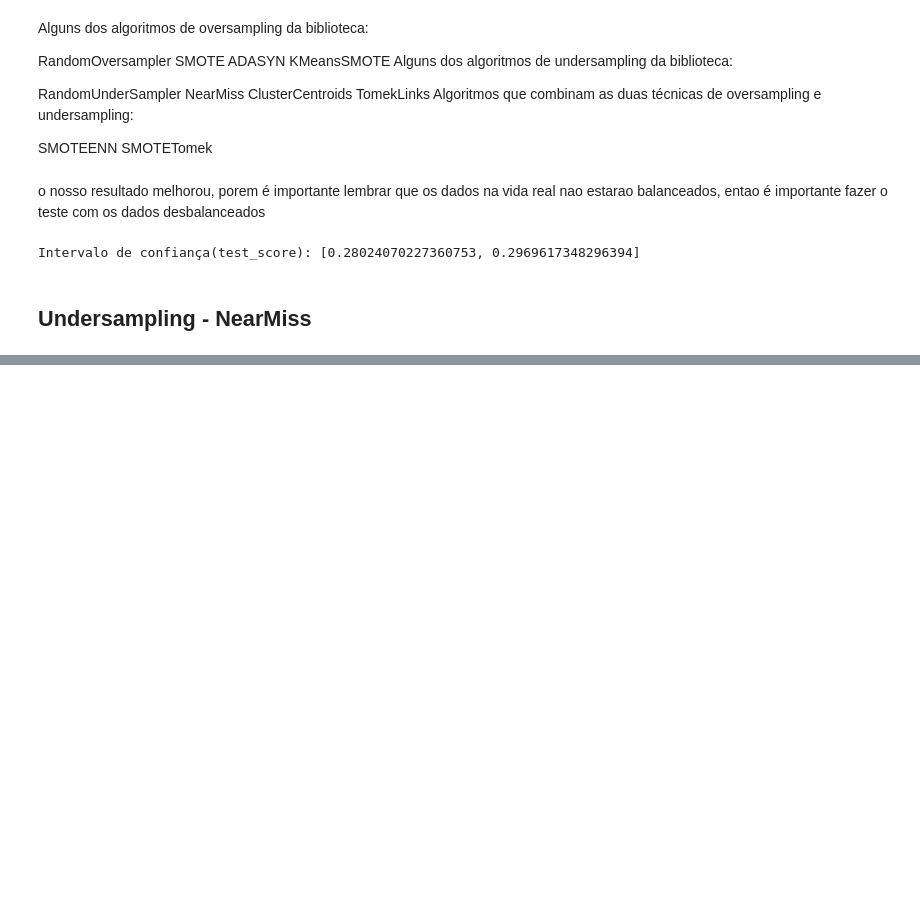
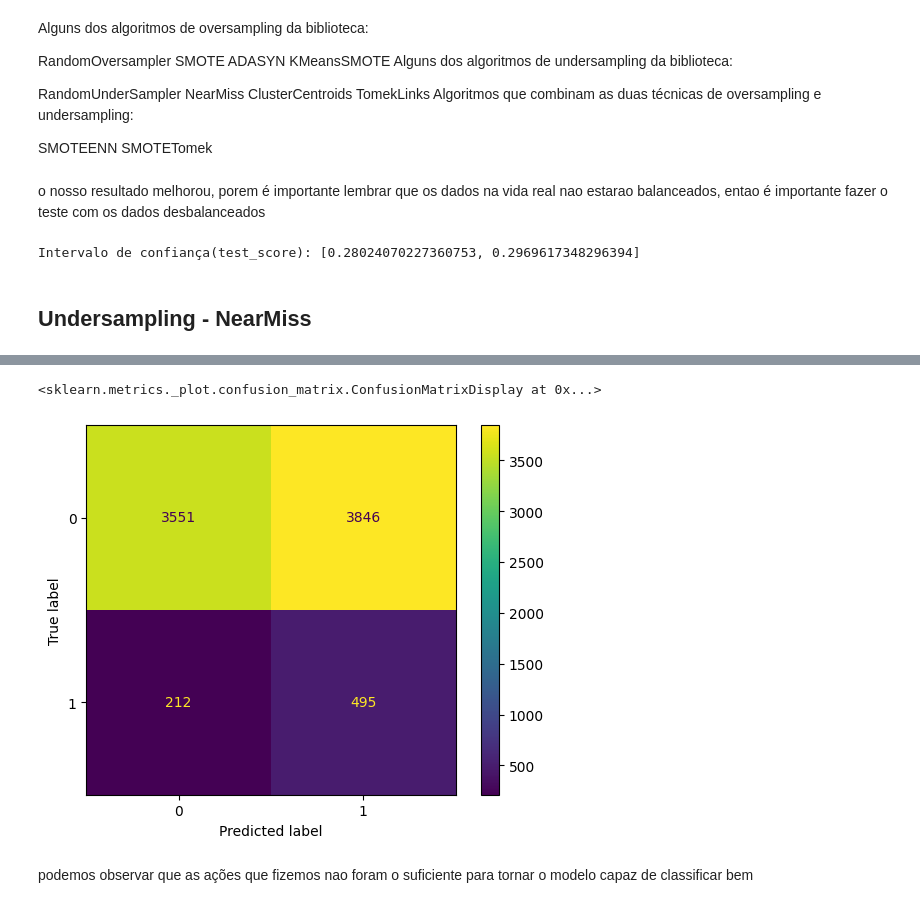
Before and after one commit to polyanasilva/classification_repo, a Jupyter notebook: notebooks/classificacao_inadimplencia.ipynb, the cells around one changed output, grey strips where cells are left out. Cells and saved outputs as stored; diff of their text form; code cells hidden in the pictures; blank space fills up the shorter version.

Commit message:
feat(model): add undersampling step and model testing

```diff
--- a/notebooks/classificacao_inadimplencia.ipynb
+++ b/notebooks/classificacao_inadimplencia.ipynb
@@ -262,0 +272,9 @@ pipeline = imbpipeline([("oversample", SMOTE()), ("arvore", modelo)])
+# %%
+undersample = NearMiss(version=3)
+x_balanceado, y_balanceado = undersample.fit_resample(x, y)
+
+modelo = DecisionTreeClassifier(max_depth=10)
+modelo.fit(x_balanceado, y_balanceado)
+
+y_prev = modelo.predict(x_teste)
+print(classification_report(y_teste, y_prev))
@@ -262,0 +290,7 @@ pipeline = imbpipeline([("oversample", SMOTE()), ("arvore", modelo)])
+# %%
+ConfusionMatrixDisplay.from_predictions(y_teste, y_prev)
+# %% [output]
+<sklearn.metrics._plot.confusion_matrix.ConfusionMatrixDisplay at 0x...>
+[figure, added]
+# %% [markdown]
+podemos observar que as ações que fizemos nao foram o suficiente para tornar o modelo capaz de classificar bem
```
Also changed, not shown: parts of 4 cells of this notebook.
